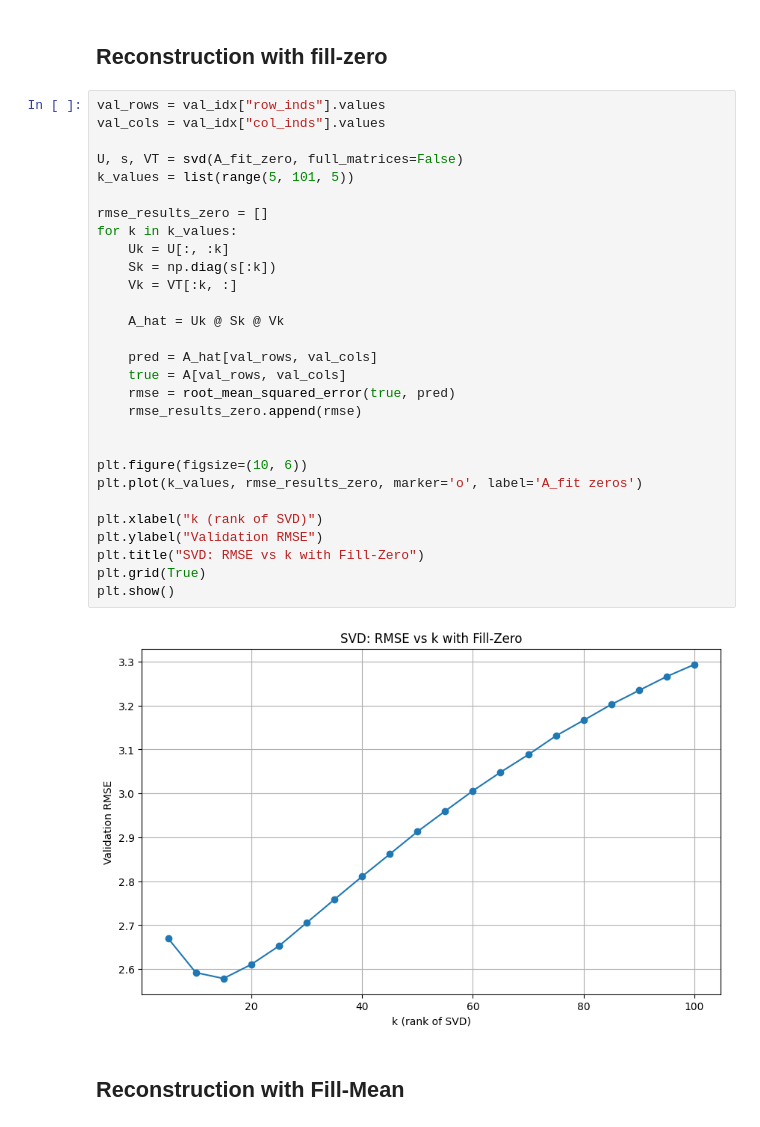
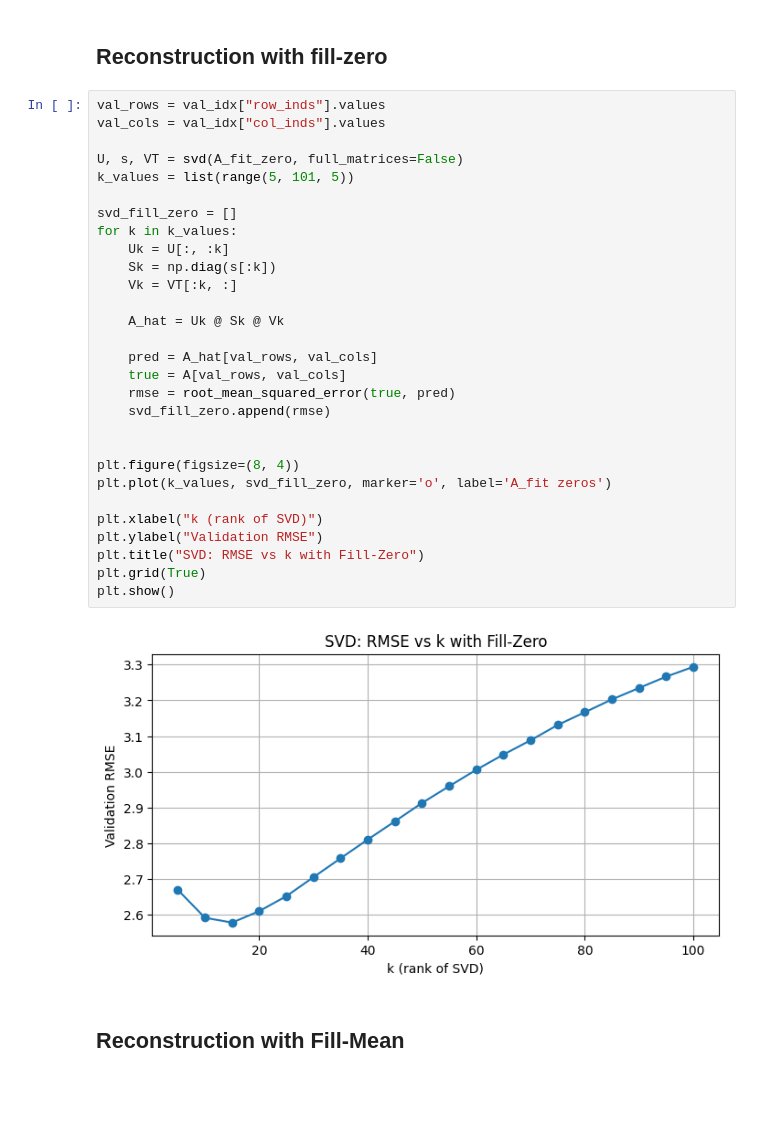
Before and after one commit to pouriaSameti/Mathematics-For-Data-Science, a Jupyter notebook: Project 2/code.ipynb, the cells around one changed output. Drawn from its saved outputs; the diff is of its cells as text; blank space fills up the shorter version.

```diff
--- a/Project 2/code.ipynb
+++ b/Project 2/code.ipynb
@@ -162,34 +162,34 @@ array([[4.        , 4.4       , 4.        , ..., 4.4       , 4.4       ,
 # %%
 val_rows = val_idx["row_inds"].values
 val_cols = val_idx["col_inds"].values
 
 U, s, VT = svd(A_fit_zero, full_matrices=False)
 k_values = list(range(5, 101, 5))
 
-rmse_results_zero = []
+svd_fill_zero = []
 for k in k_values:
     Uk = U[:, :k]
     Sk = np.diag(s[:k])
     Vk = VT[:k, :]
 
     A_hat = Uk @ Sk @ Vk
 
     pred = A_hat[val_rows, val_cols]
     true = A[val_rows, val_cols]
     rmse = root_mean_squared_error(true, pred)
-    rmse_results_zero.append(rmse)
+    svd_fill_zero.append(rmse)
 
 
-plt.figure(figsize=(10, 6))
-plt.plot(k_values, rmse_results_zero, marker='o', label='A_fit zeros')
+plt.figure(figsize=(8, 4))
+plt.plot(k_values, svd_fill_zero, marker='o', label='A_fit zeros')
 
 plt.xlabel("k (rank of SVD)")
 plt.ylabel("Validation RMSE")
 plt.title("SVD: RMSE vs k with Fill-Zero")
 plt.grid(True)
 plt.show()
 # %% [output]
-[figure, old version]
+[figure, new version]
 # %% [markdown]
 ## Reconstruction with Fill-Mean
 # %%
```
Also changed, not shown: parts of 6 cells of this notebook.
